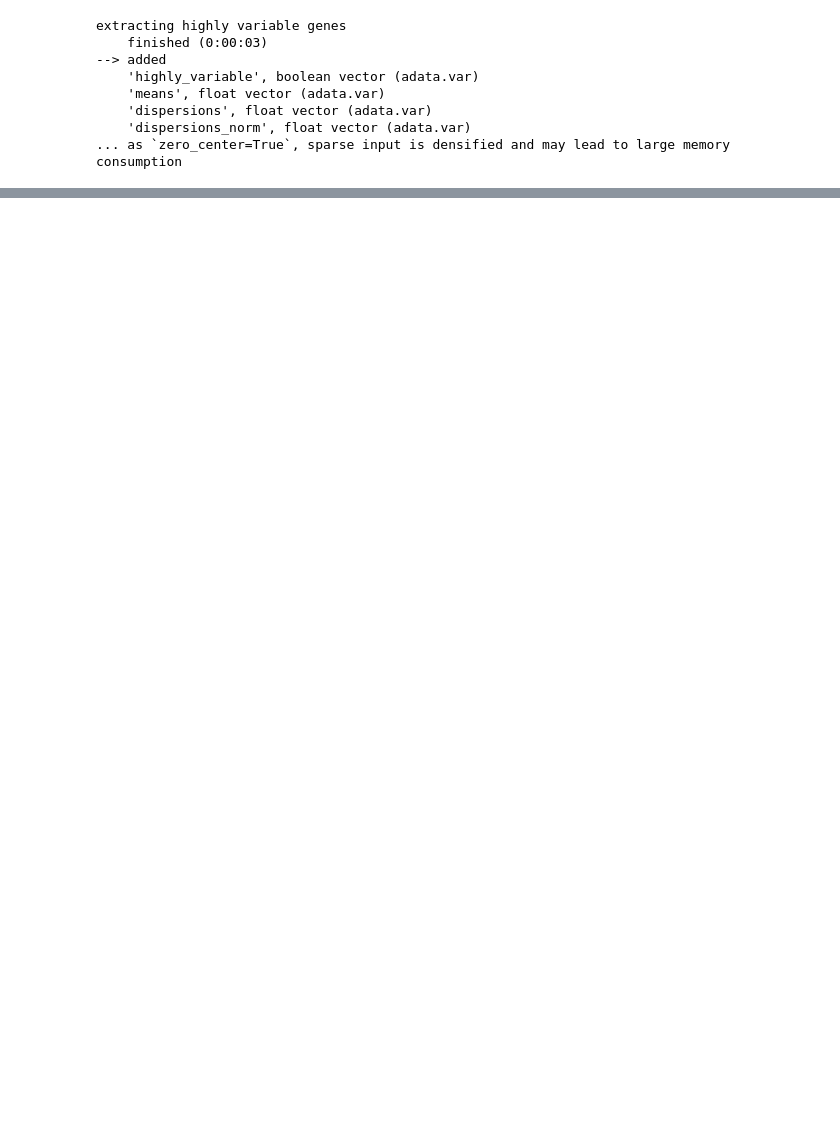
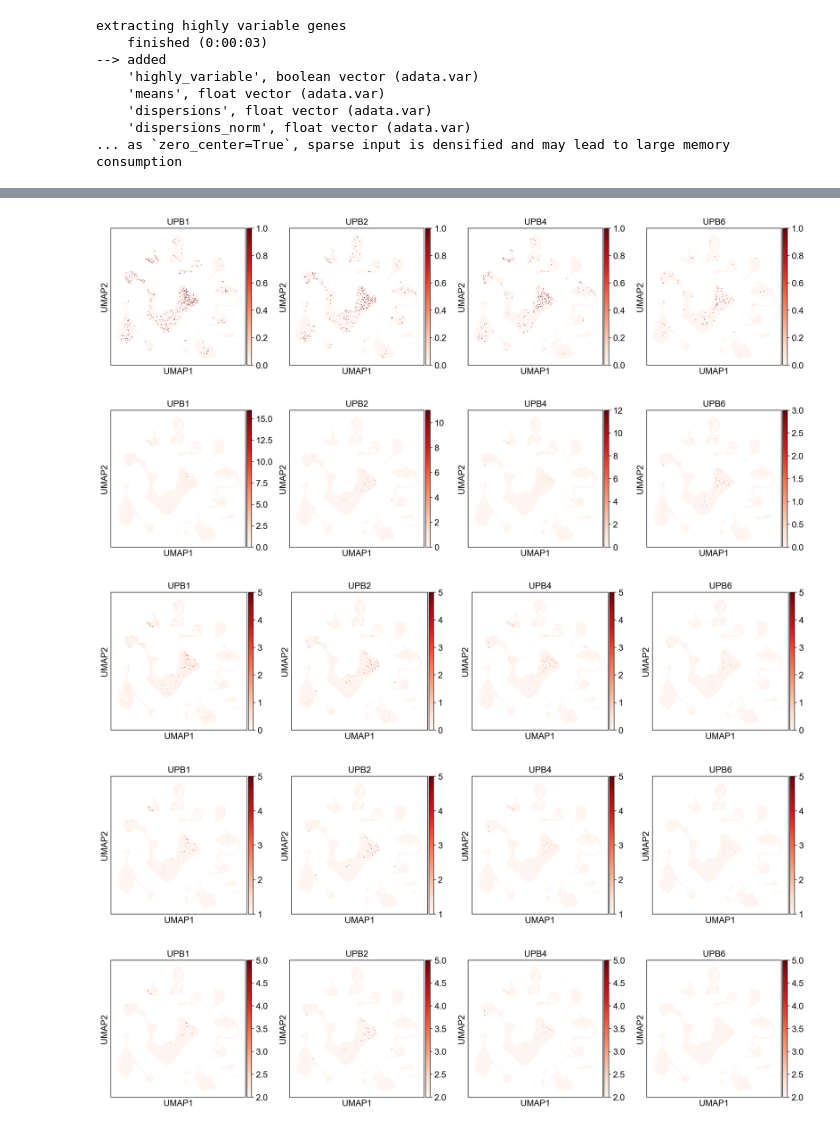
Before and after one commit to ryan-gorzek/trachtenberg-lab, a Jupyter notebook: transcriptomics/UPB/mix_datasets_Mouse_V1_Bar.ipynb, the cells around one changed output, grey strips where cells are left out. Saved outputs shown, nothing was run; the diff lists cells and outputs as text; code cells hidden in the pictures; blank space fills up the shorter version.

```diff
--- a/transcriptomics/UPB/mix_datasets_Mouse_V1_Bar.ipynb
+++ b/transcriptomics/UPB/mix_datasets_Mouse_V1_Bar.ipynb
@@ -133 +130,13 @@ sc.pl.umap(adata, color=["Type"], legend_loc="on data", na_in_legend=False, lege
+# %%
+sc.pl.umap(adata, color=["UPB1", "UPB2", "UPB4", "UPB6"], color_map="Reds", vmax=1)
+sc.pl.umap(adata, color=["UPB1", "UPB2", "UPB4", "UPB6"], color_map="Reds")
+sc.pl.umap(adata, color=["UPB1", "UPB2", "UPB4", "UPB6"], color_map="Reds", vmax=5)
+sc.pl.umap(adata, color=["UPB1", "UPB2", "UPB4", "UPB6"], color_map="Reds", vmin=1, vmax=5)
+sc.pl.umap(adata, color=["UPB1", "UPB2", "UPB4", "UPB6"], color_map="Reds", vmin=2, vmax=5)
+# %% [output]
+[figure, added]
+[figure, added]
+[figure, added]
+[figure, added]
+[figure, added]
 # %%
```
Also changed, not shown: parts of 13 cells of this notebook, 13 other files.
